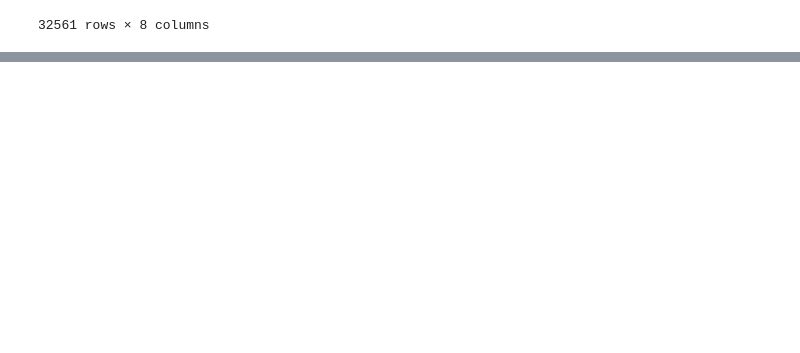
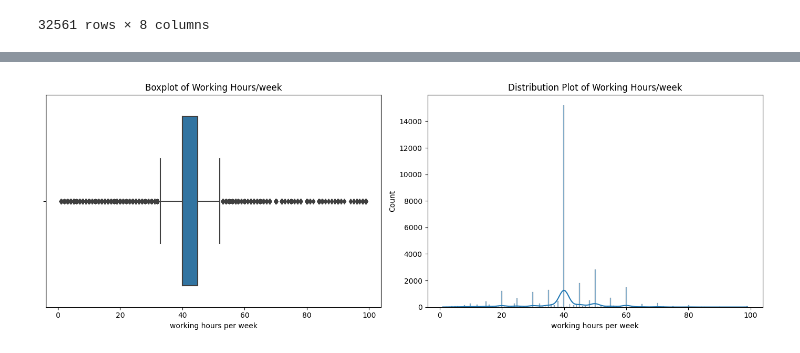
Before and after one commit to nikhil4859/Logistic-Regression, a Jupyter notebook: Salary_Prediction _Data.ipynb, the cells around one changed output, grey strips where cells are left out. Drawn from its saved outputs; the diff is of its cells as text; code cells hidden in the pictures; blank space fills up the shorter version.

```diff
--- a/Salary_Prediction _Data.ipynb
+++ b/Salary_Prediction _Data.ipynb
@@ -264,0 +303,16 @@ df
+# %%
+fig, axes = plt.subplots(1, 2, figsize=(14, 5))
+
+# Boxplot
+sns.boxplot(x=df['working hours per week'], ax=axes[0])
+axes[0].set_title('Boxplot of Working Hours/week')
+
+# Distribution plot
+sns.histplot(df['working hours per week'], kde=True, ax=axes[1])
+axes[1].set_title('Distribution Plot of Working Hours/week')
+
+# Display the plots
+plt.tight_layout()
+plt.show()
+# %% [output]
+[figure, added]
```
Also changed, not shown: parts of 4 cells of this notebook.
